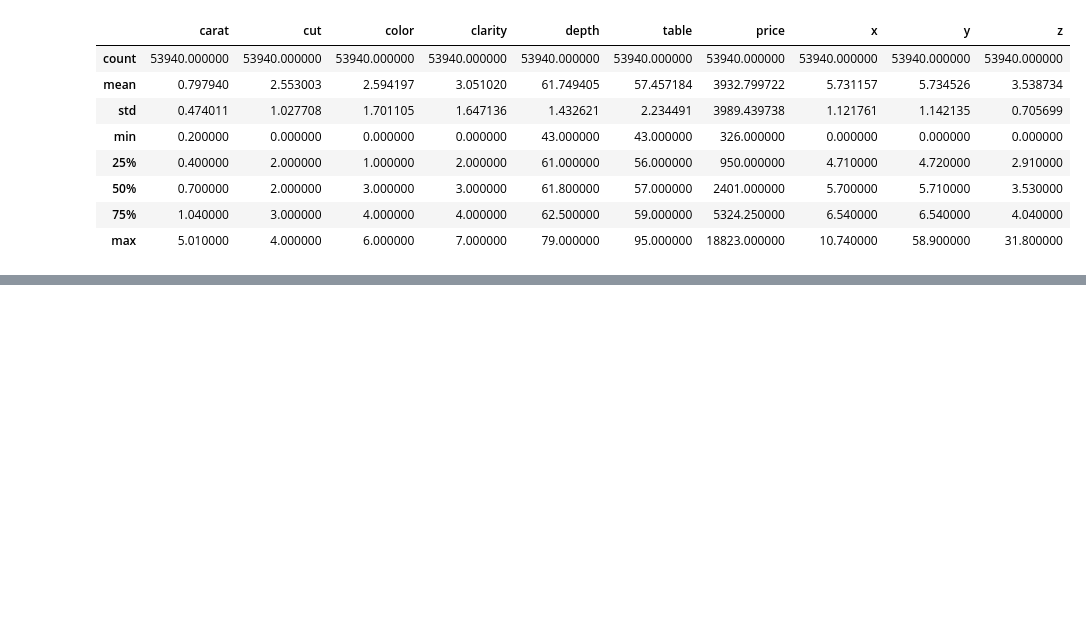
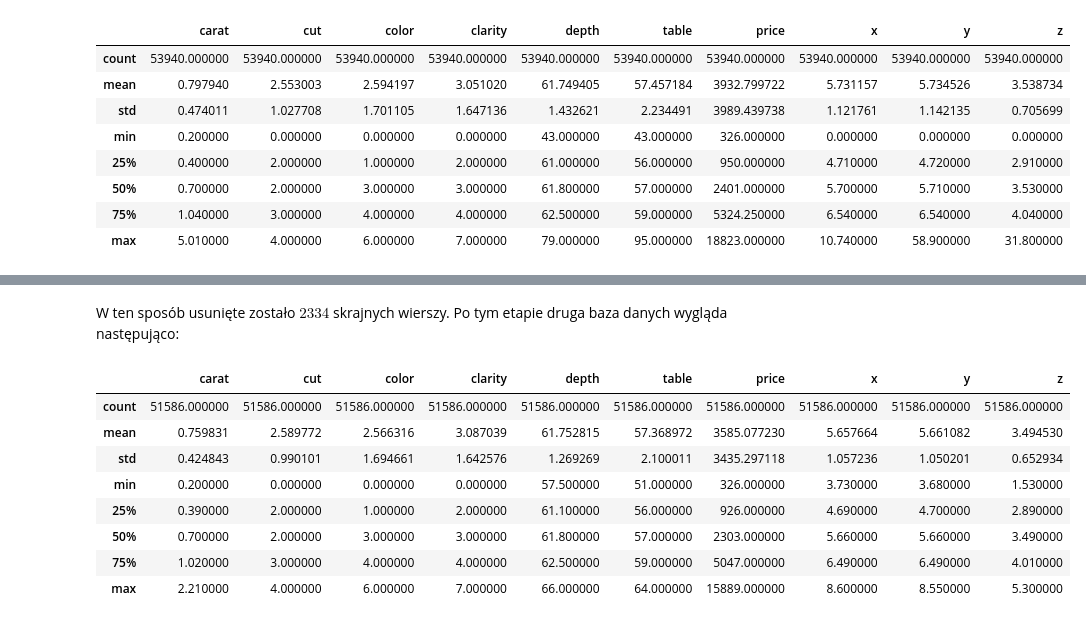
Before and after one commit to wgola/computional-intelligence-exercises, a Jupyter notebook: project2/project2.ipynb, the cells around one changed output, grey strips where cells are left out. Saved outputs shown, nothing was run; the diff lists cells and outputs as text; code cells hidden in the pictures; blank space fills up the shorter version.

```diff
--- a/project2/project2.ipynb
+++ b/project2/project2.ipynb
@@ -144,0 +143,2 @@ first_database.describe()
+# %%
+second_database = first_database.copy()
@@ -144,0 +151,18 @@ first_database.describe()
+# %%
+z_score = np.abs(stats.zscore(second_database))
+
+second_database = second_database[(z_score < 3).all(axis=1)]
+# %% [markdown]
+W ten sposób usunięte zostało $2334$ skrajnych wierszy. Po tym etapie druga baza danych wygląda następująco:
+# %%
+second_database.describe()
+# %% [output]
+|  | carat | cut | color | clarity | depth | table | price | x | y | z |
+| count | 51586.000000 | 51586.000000 | 51586.000000 | 51586.000000 | 51586.000000 | 51586.000000 | 51586.000000 | 51586.000000 | 51586.000000 | 51586.000000 |
+| mean | 0.759831 | 2.589772 | 2.566316 | 3.087039 | 61.752815 | 57.368972 | 3585.077230 | 5.657664 | 5.661082 | 3.494530 |
+| std | 0.424843 | 0.990101 | 1.694661 | 1.642576 | 1.269269 | 2.100011 | 3435.297118 | 1.057236 | 1.050201 | 0.652934 |
+| min | 0.200000 | 0.000000 | 0.000000 | 0.000000 | 57.500000 | 51.000000 | 326.000000 | 3.730000 | 3.680000 | 1.530000 |
+| 25% | 0.390000 | 2.000000 | 1.000000 | 2.000000 | 61.100000 | 56.000000 | 926.000000 | 4.690000 | 4.700000 | 2.890000 |
+| 50% | 0.700000 | 2.000000 | 3.000000 | 3.000000 | 61.800000 | 57.000000 | 2303.000000 | 5.660000 | 5.660000 | 3.490000 |
+| 75% | 1.020000 | 3.000000 | 4.000000 | 4.000000 | 62.500000 | 59.000000 | 5047.000000 | 6.490000 | 6.490000 | 4.010000 |
+| max | 2.210000 | 4.000000 | 6.000000 | 7.000000 | 66.000000 | 64.000000 | 15889.000000 | 8.600000 | 8.550000 | 5.300000 |
```
Also changed, not shown: parts of 24 cells of this notebook.
